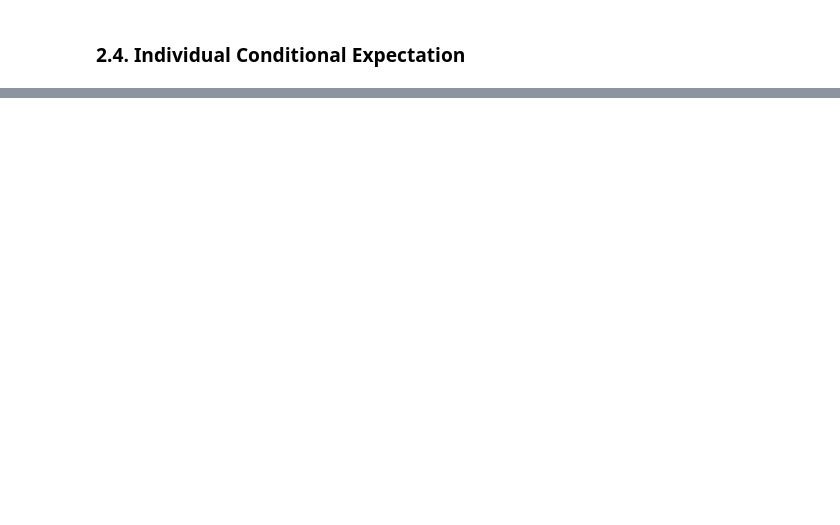
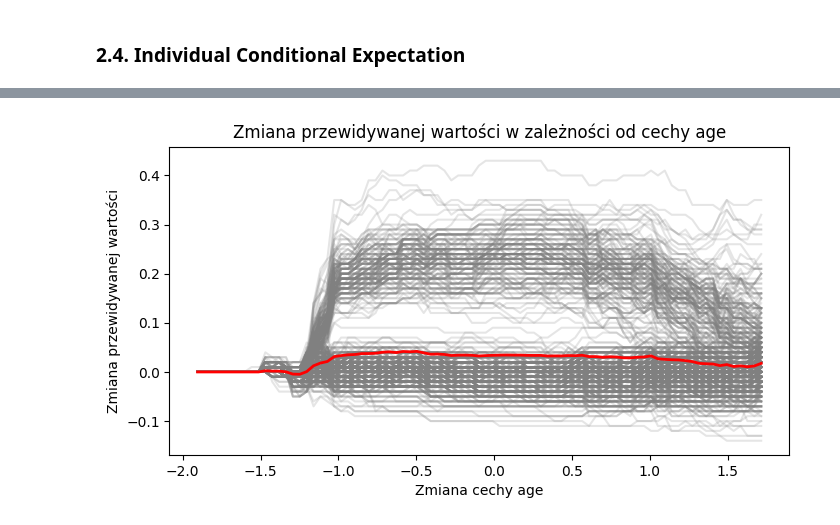
Before and after one commit to ST4N3R/xai, a Jupyter notebook: blackboxmodels.ipynb, the cells around one changed output, grey strips where cells are left out. Cells and saved outputs as stored; diff of their text form; code cells hidden in the pictures; blank space fills up the shorter version.

```diff
--- a/blackboxmodels.ipynb
+++ b/blackboxmodels.ipynb
@@ -220,0 +180,6 @@ from sklearn.inspection import PartialDependenceDisplay
+# %%
+pdp_lines = partial_dependence(estimator=rf,
+                               X=X_test,
+                               features=[feature],
+                               percentiles=(0, 1),
+                               kind='both')
@@ -220,0 +196,25 @@ from sklearn.inspection import PartialDependenceDisplay
+# %%
+#Wyśrodkowanie lini
+
+for i in range(len(pdp_lines['individual'][0])):
+    pdp_start = pdp_lines['individual'][0][i][0]
+    pdp_lines['individual'][0][i] = pdp_lines['individual'][0][i] - pdp_start
+# %%
+plt.figure(figsize=(8, 4))
+
+for i in range(len(pdp_lines['individual'][0])):
+    plt.plot(pdp_lines['values'][0],
+             pdp_lines['individual'][0][i],
+             color='gray',
+             alpha=0.2)
+
+pdp_avg = pdp_lines['average'][0] - pdp_lines['average'][0][0]
+plt.plot(pdp_lines['values'][0], pdp_avg, linewidth=2, color='red')
+
+plt.title("Zmiana przewidywanej wartości w zależności od cechy age")
+plt.ylabel("Zmiana przewidywanej wartości")
+plt.xlabel("Zmiana cechy age")
+
+plt.show()
+# %% [output]
+[figure, added]
```
Also changed, not shown: parts of 15 cells of this notebook.
